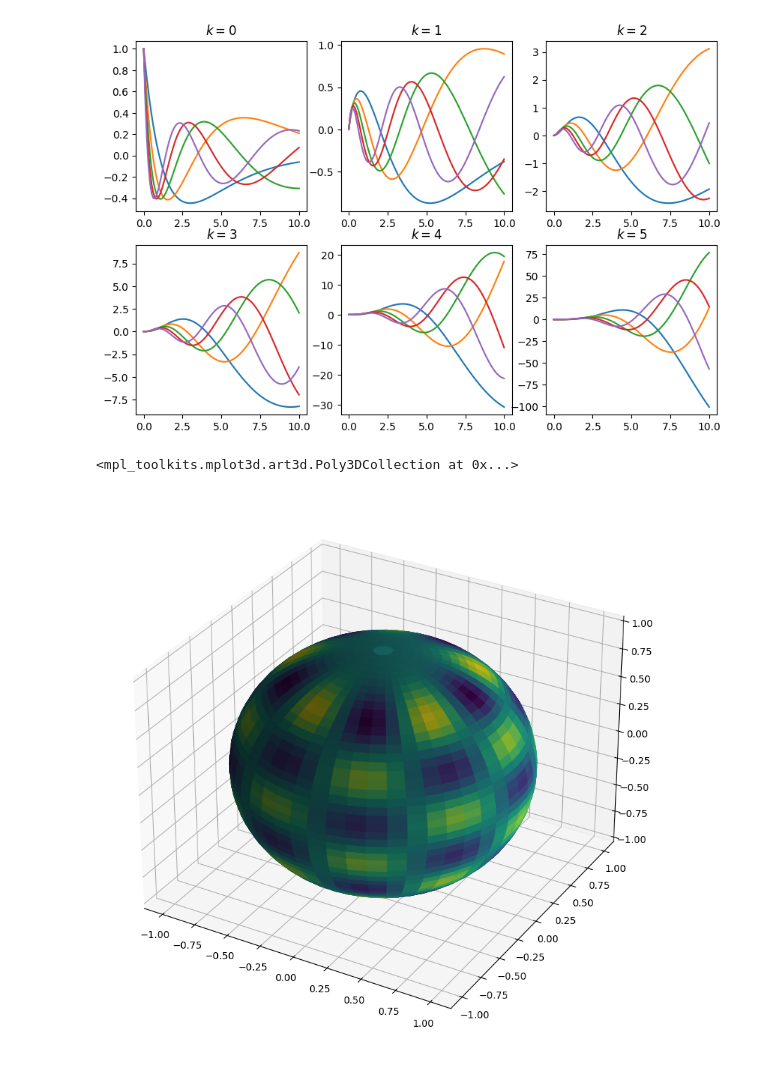
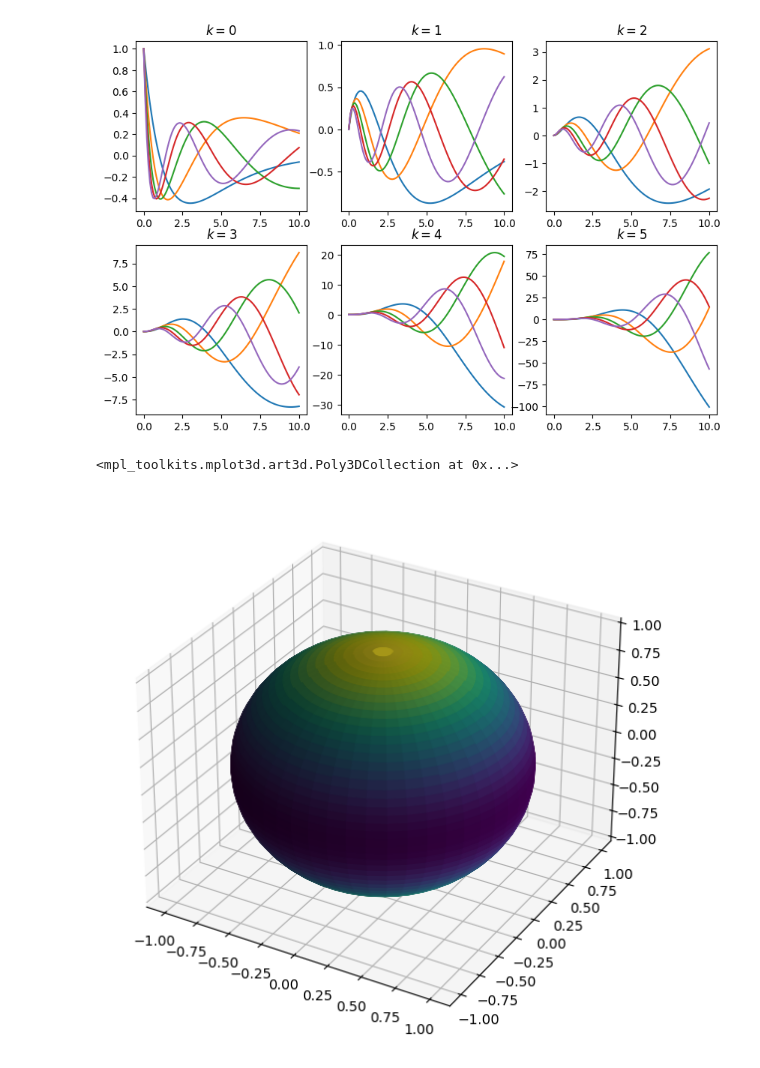
Before and after one commit to DanielBarrreto/Hydrogen-atom, a Jupyter notebook: H_A.ipynb, the cells around one changed output. Saved outputs shown, nothing was run; the diff lists cells and outputs as text; code cells hidden in the pictures.

```diff
--- a/H_A.ipynb
+++ b/H_A.ipynb
@@ -87,23 +88,19 @@ def armonicos(theta,phi,l,m):
     arm=Normalizacion*np.exp(1j*m*phi)*legen(x)
     return arm
 # %%
+
 a=50
 theta=np.linspace(0,np.pi,a)
 phi=np.linspace(0,2*np.pi,a)
-T=np.zeros((a,a))
-for i in range(a):
-    for j in range(a):
-        T[i,j]=armonicos(theta[i],phi[j],10,5).real
-
-norm = plt.Normalize(T.min(), T.max())
-
-esfer=plt.figure(figsize=(10,11))
+esfer=plt.figure(figsize=(7,8))
 ax=esfer.add_subplot(projection="3d")
 Theta, Phi= np.meshgrid(theta,phi,indexing="ij")
+T = armonicos(Theta, Phi, 2, 0).real
+norm = plt.Normalize(T.min(), T.max())
 X=np.sin(Theta)*np.cos(Phi)
 Y=np.sin(Theta)*np.sin(Phi)
 Z=np.cos(Theta)
 ax.plot_surface(X,Y,Z,facecolors=cm.viridis(norm(T)))
 # %% [output]
 <mpl_toolkits.mplot3d.art3d.Poly3DCollection at 0x...>
-[figure, old version]
+[figure, new version]
```
Also changed, not shown: parts of 6 cells of this notebook.
